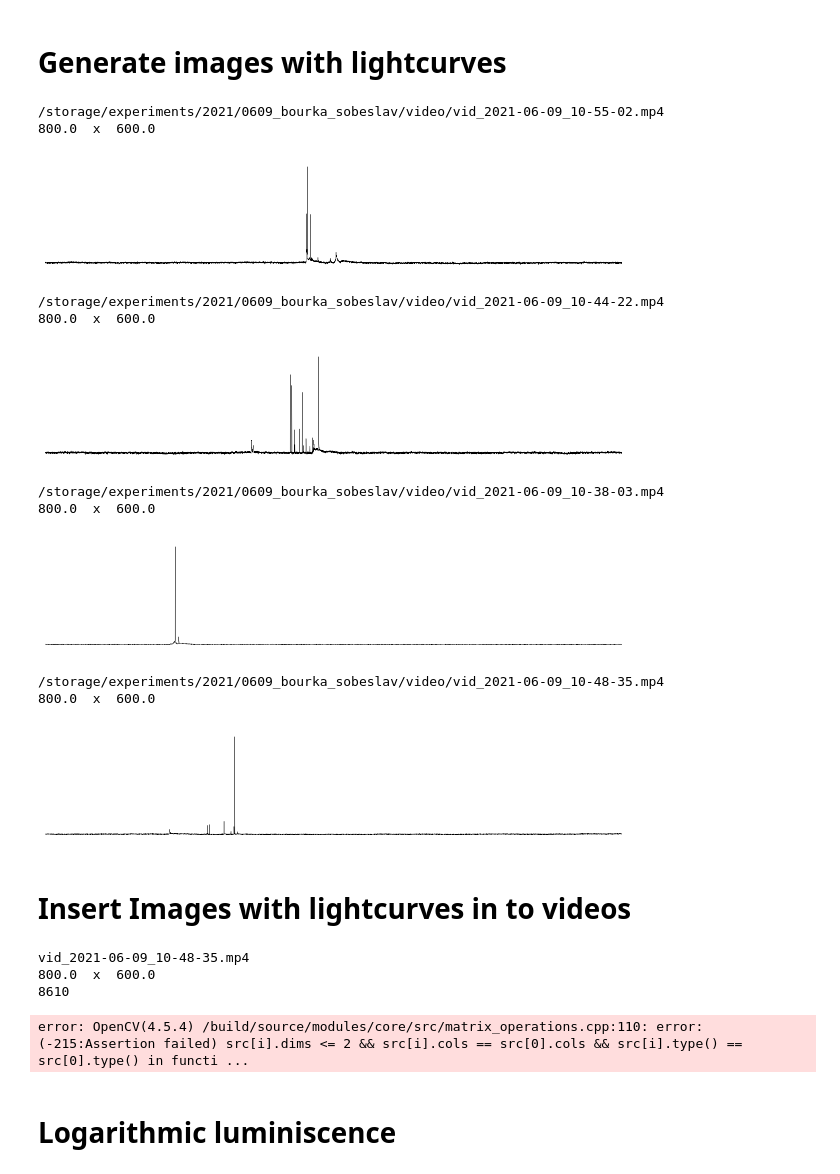
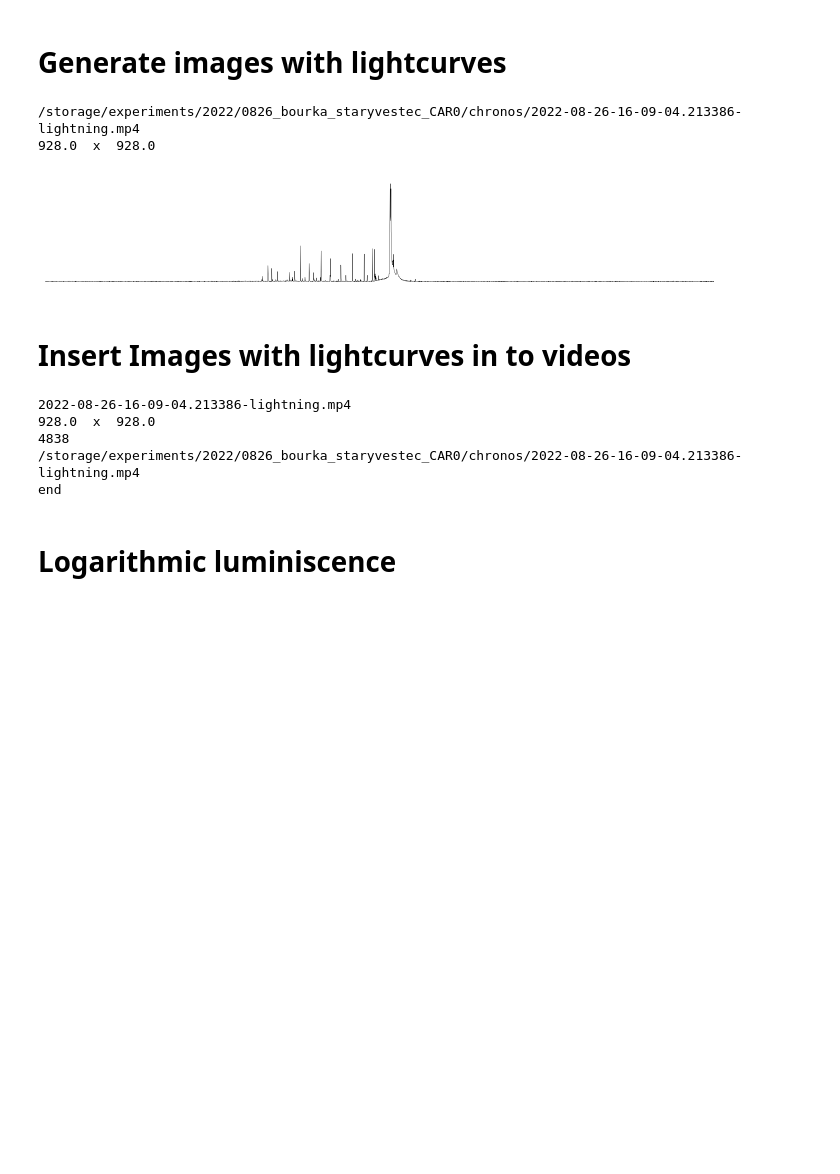
Before and after one commit to ODZ-UJF-AV-CR/thesis_parallella, a Jupyter notebook: notebooks/videos2022-P.ipynb, the cells around one changed output. Cells and saved outputs as stored; diff of their text form; code cells hidden in the pictures; blank space fills up the shorter version.

```diff
--- a/notebooks/videos2022-P.ipynb
+++ b/notebooks/videos2022-P.ipynb
@@ -48,12 +48,12 @@ directory = '/storage/experiments/2022/0826_bourka_staryvestec_CAR0/chronos'
 #directory = '/storage/experiments/2022/0825_bourka_D8_1km_CAR1/chronos'
 #directory = '/storage/experiments/2022/0914_bourka_CAR1/chronos'
 #directory = '/storage/experiments/2022/0908_bourka_CAR1/chronos'
-directory = '/storage/experiments/2024/0608_bourka_sobeslav/chronos'
-directory = '/storage/experiments/2024/0621_bourka_HK_Plzen_Sobeslav/chronos'
+#directory = '/storage/experiments/2024/0608_bourka_sobeslav/chronos'
+#directory = '/storage/experiments/2024/0621_bourka_HK_Plzen_Sobeslav/chronos'
 #directory = '/storage/experiments/2024/0628_bourka_hosin/'
-directory = '/storage/experiments/2024/0627_bourka_JH/chronos'
-directory = '/storage/experiments/2024/0703_bourka_D3/chronos'
-directory = '/storage/experiments/2024/0727_bourka_sobeslav/chronos' # THUNDERMILL01
+#directory = '/storage/experiments/2024/0627_bourka_JH/chronos'
+#directory = '/storage/experiments/2024/0703_bourka_D3/chronos'
+#directory = '/storage/experiments/2024/0727_bourka_sobeslav/chronos' # THUNDERMILL01
 #directory = '/storage/experiments/2021/0609_bourka_sobeslav/video' # CG init
 # %%
 for f in glob.iglob(directory + "/*.mp4"): # generator, search immediate subdirectories
@@ -406,7 +411,7 @@ for f in glob.iglob(directory + "/*.mp4.csv"): # generator, search immediate sub
 # %%
 os.mkdir(directory + '/output')
 # %%
-for f in glob.iglob(directory + "/*.mp4"): # generator, search immediate subdirectories
+for f in glob.iglob(directory + "/*09-04*.mp4"): # generator, search immediate subdirectories
     s = f.split('/')
     st = s[len(s)-1]
     print(f)
@@ -416,45 +421,37 @@ for f in glob.iglob(directory + "/*.mp4"): # generator, search immediate subdire
 
     if vcap.isOpened():
         # get vcap property
         width  = vcap.get(3)  # float `width`
         height = vcap.get(4)  # float `height`
 
     print(width, ' x ', height)
 
     #w = 9.29
     w = (width+1)/100
     h = 1.5
 
     fig = plt.figure(frameon=False)
     fig.set_size_inches(w,h)
     fig.tight_layout()
     #ax = plt.Axes(fig, [0, 0, 1, 1])
     #ax.set_axis_off()
     #fig.add_axes(ax)
 
     ax = fig.add_axes([0, 0, 1, 1])
     plt.axis('off')
 
+    #plt.plot(y.iloc[1:].index,y.iloc[1:]['0'], color='black', linewidth=0.3)
     plt.plot(y.index,y['0'], color='black', linewidth=0.3)
     plt.yscale('log')
     plt.xlim([0,len(y)])
     fig.savefig(directory + '/output/' + st + '.csv.png', dpi=100, bbox_inches='tight', pad_inches = 0)
     plt.show()
 
 None
 # %% [output]
-/storage/experiments/2021/0609_bourka_sobeslav/video/vid_2021-06-09_10-55-02.mp4
-800.0  x  600.0
+/storage/experiments/2022/0826_bourka_staryvestec_CAR0/chronos/2022-08-26-16-09-04.213386-lightning.mp4
+928.0  x  928.0
-[figure, old version]
+[figure, new version]
-/storage/experiments/2021/0609_bourka_sobeslav/video/vid_2021-06-09_10-44-22.mp4
-800.0  x  600.0
-[figure, removed]
-/storage/experiments/2021/0609_bourka_sobeslav/video/vid_2021-06-09_10-38-03.mp4
-800.0  x  600.0
-[figure, removed]
-/storage/experiments/2021/0609_bourka_sobeslav/video/vid_2021-06-09_10-48-35.mp4
-800.0  x  600.0
-[figure, removed]
 # %% [markdown]
 # Insert Images with lightcurves in to videos
 # %%
@@ -479,7 +476,7 @@ try:
 except:
     pass
 
-for f in glob.iglob(directory + "/*10-48*.mp4"): # generator, search immediate subdirectories
+for f in glob.iglob(directory + "/*09-04*.mp4"): # generator, search immediate subdirectories
     s = f.split('/')
     st = s[len(s)-1]
     print(st)
@@ -575,10 +572,11 @@ for f in glob.iglob(directory + "/*10-48*.mp4"): # generator, search immediate s
 
 print('end')
 # %% [output]
-vid_2021-06-09_10-48-35.mp4
-800.0  x  600.0
-8610
+2022-08-26-16-09-04.213386-lightning.mp4
+928.0  x  928.0
+4838
+/storage/experiments/2022/0826_bourka_staryvestec_CAR0/chronos/2022-08-26-16-09-04.213386-lightning.mp4
+end
-error: OpenCV(4.5.4) /build/source/modules/core/src/matrix_operations.cpp:110: error: (-215:Assertion failed) src[i].dims <= 2 && src[i].cols == src[0].cols && src[i].type() == src[0].type() in functi ...
 # %% [markdown]
 # Logarithmic luminiscence
 # %%
```
Also changed, not shown: parts of 2 cells of this notebook, 3 other files.
